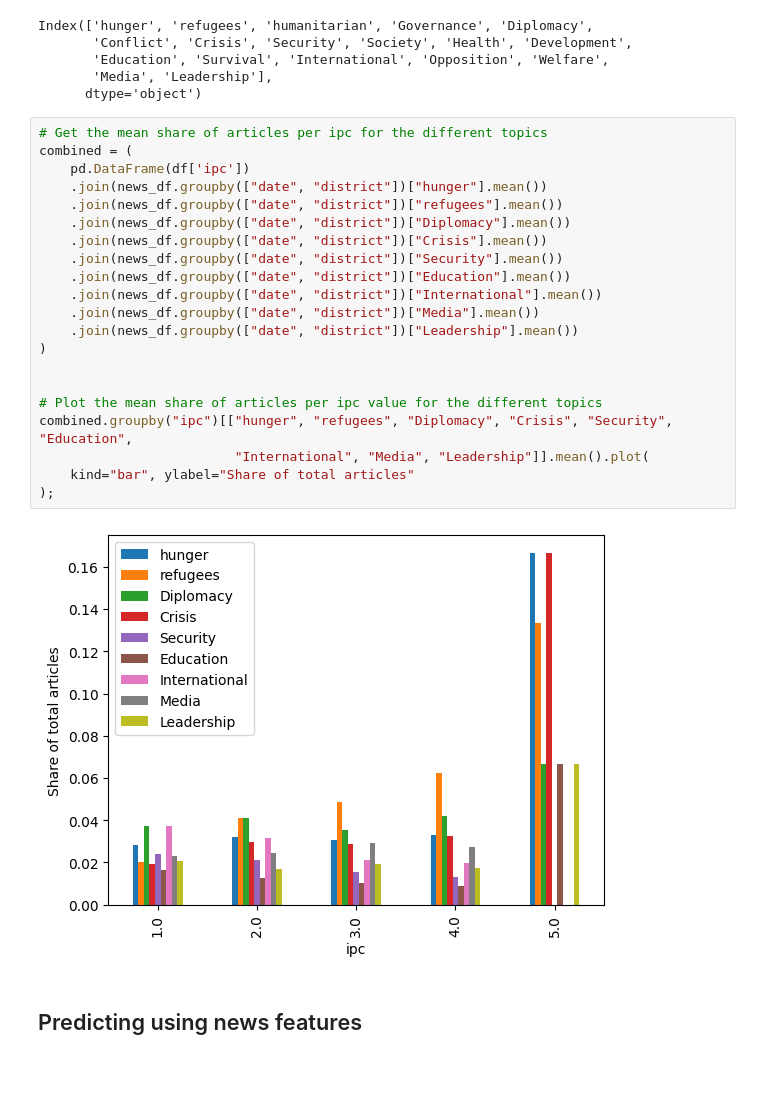
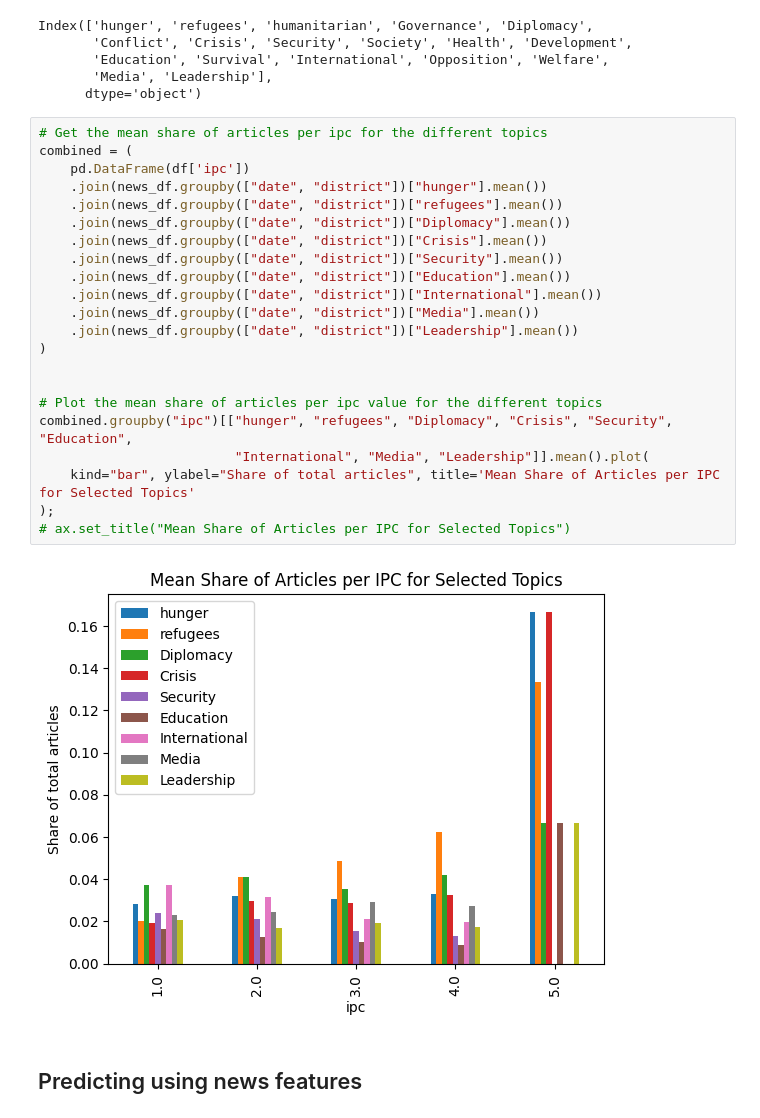
Before and after one commit to EKarasevnl/DC3-Group-13, a Jupyter notebook: predictions_modified.ipynb, the cells around one changed output. Drawn from its saved outputs; the diff is of its cells as text; blank space fills up the shorter version.

Commit message:
Final graphs for the poster

```diff
--- a/predictions_modified.ipynb
+++ b/predictions_modified.ipynb
@@ -289,26 +289,27 @@ Index(['hunger', 'refugees', 'humanitarian', 'Governance', 'Diplomacy',
 # %%
 # Get the mean share of articles per ipc for the different topics
 combined = (
     pd.DataFrame(df['ipc'])
     .join(news_df.groupby(["date", "district"])["hunger"].mean())
     .join(news_df.groupby(["date", "district"])["refugees"].mean())
     .join(news_df.groupby(["date", "district"])["Diplomacy"].mean())
     .join(news_df.groupby(["date", "district"])["Crisis"].mean())
     .join(news_df.groupby(["date", "district"])["Security"].mean())
     .join(news_df.groupby(["date", "district"])["Education"].mean())
     .join(news_df.groupby(["date", "district"])["International"].mean())
     .join(news_df.groupby(["date", "district"])["Media"].mean())
     .join(news_df.groupby(["date", "district"])["Leadership"].mean())
 )
 
 
 # Plot the mean share of articles per ipc value for the different topics
 combined.groupby("ipc")[["hunger", "refugees", "Diplomacy", "Crisis", "Security", "Education",
                          "International", "Media", "Leadership"]].mean().plot(
-    kind="bar", ylabel="Share of total articles"
+    kind="bar", ylabel="Share of total articles", title='Mean Share of Articles per IPC for Selected Topics'
 );
+# ax.set_title("Mean Share of Articles per IPC for Selected Topics")
 # %% [output]
-[figure, old version]
+[figure, new version]
 # %% [markdown]
 ## Predicting using news features
 # %%
```
Also changed, not shown: parts of 13 cells of this notebook, 3 other files.
